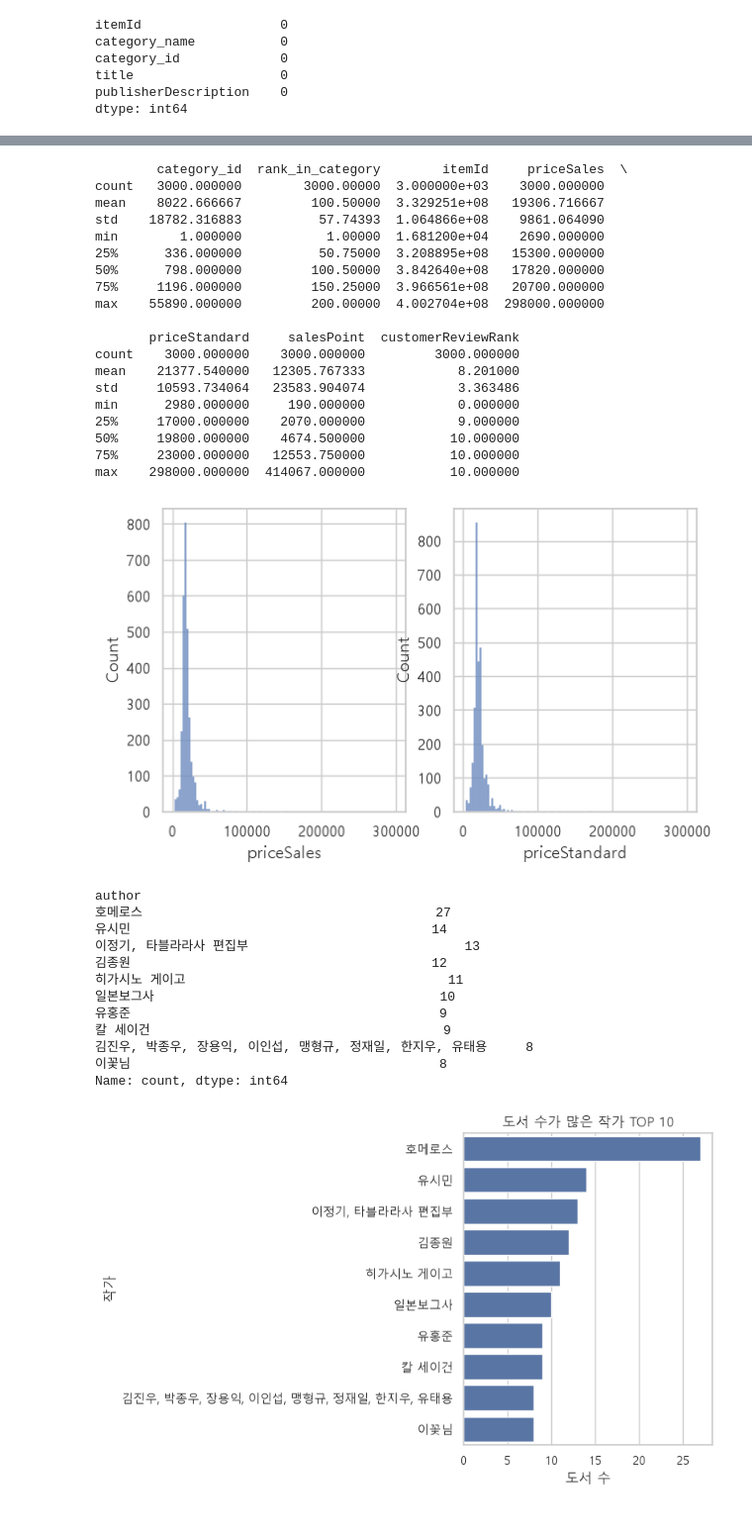
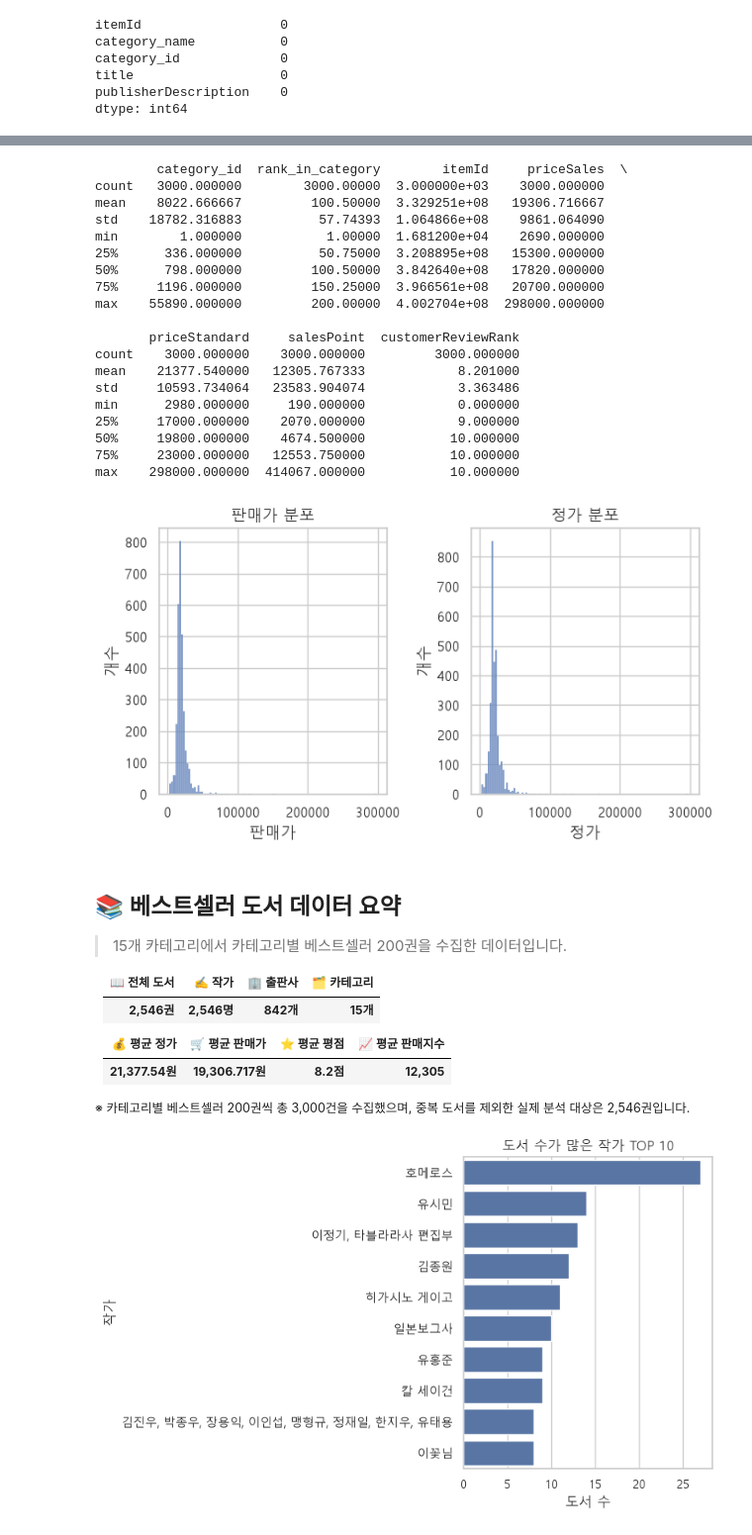
Before and after one commit to encore-ai-campus/mle-01-p1-team6, a Jupyter notebook: 분석.ipynb, the cells around one changed output, grey strips where cells are left out. Shown at 99% size. Drawn from its saved outputs; the diff is of its cells as text; code cells hidden in the pictures.

```diff
--- a/분석.ipynb
+++ b/분석.ipynb
@@ -86,46 +85,57 @@ books.describe(exclude='number')
 # 전체 카테고리 15개 (카테고리별로 뽑음)
 print(books.describe())
 #평균 정가 21377.54, 평균 판매가 19306717
 #평균 평점 8.2
 #판매지수 평균 12305
 #가격분포 (히스토그램)
 fig, ax= plt.subplots(1,2,figsize=(7,4))
 sns.histplot(books['priceSales'],ax=ax[0])
 sns.histplot(books['priceStandard'],ax=ax[1])
+ax[0].set_title("판매가 분포")
+ax[0].set_xlabel("판매가")
+ax[0].set_ylabel("개수")
+ax[1].set_title("정가 분포")
+ax[1].set_xlabel("정가")
+ax[1].set_ylabel("개수")
+plt.tight_layout()
 plt.show()
 # %% [output]
         category_id  rank_in_category        itemId     priceSales  \
 count   3000.000000        3000.00000  3.000000e+03    3000.000000
 mean    8022.666667         100.50000  3.329251e+08   19306.716667
 std    18782.316883          57.74393  1.064866e+08    9861.064090
 min        1.000000           1.00000  1.681200e+04    2690.000000
 25%      336.000000          50.75000  3.208895e+08   15300.000000
 50%      798.000000         100.50000  3.842640e+08   17820.000000
 75%     1196.000000         150.25000  3.966561e+08   20700.000000
 max    55890.000000         200.00000  4.002704e+08  298000.000000
 
        priceStandard     salesPoint  customerReviewRank
 count    3000.000000    3000.000000         3000.000000
 mean    21377.540000   12305.767333            8.201000
 std     10593.734064   23583.904074            3.363486
 min      2980.000000     190.000000            0.000000
 25%     17000.000000    2070.000000            9.000000
 50%     19800.000000    4674.500000           10.000000
 75%     23000.000000   12553.750000           10.000000
 max    298000.000000  414067.000000           10.000000
-[figure, old version]
+[figure, new version]
-author
-호메로스                                      27
-유시민                                       14
-이정기, 타블라라사 편집부                            13
-김종원                                       12
-히가시노 게이고                                  11
-일본보그사                                     10
-유홍준                                        9
-칼 세이건                                      9
-김진우, 박종우, 장용익, 이인섭, 맹형규, 정재일, 한지우, 유태용     8
-이꽃님                                        8
-Name: count, dtype: int64
+# %% [markdown]
+## 📚 베스트셀러 도서 데이터 요약
+
+> 15개 카테고리에서 카테고리별 베스트셀러 200권을 수집한 데이터입니다.
+
+| 📖 전체 도서 | ✍️ 작가 | 🏢 출판사 | 🗂️ 카테고리 |
+|:---:|:---:|:---:|:---:|
+| **2,546권** | **2,546명** | **842개** | **15개** |
+
+| 💰 평균 정가 | 🛒 평균 판매가 | ⭐ 평균 평점 | 📈 평균 판매지수 |
+|:---:|:---:|:---:|:---:|
+| **21,377.54원** | **19,306.717원** | **8.2점** | **12,305** |
+
+<sub>
+※ 카테고리별 베스트셀러 200권씩 총 3,000건을 수집했으며, 중복 도서를 제외한 실제 분석 대상은 2,546권입니다.
+</sub>
 # %%
 #작가 top10
 books['author']=books['author'].str.strip()
```
Also changed, not shown: parts of 3 cells of this notebook.
